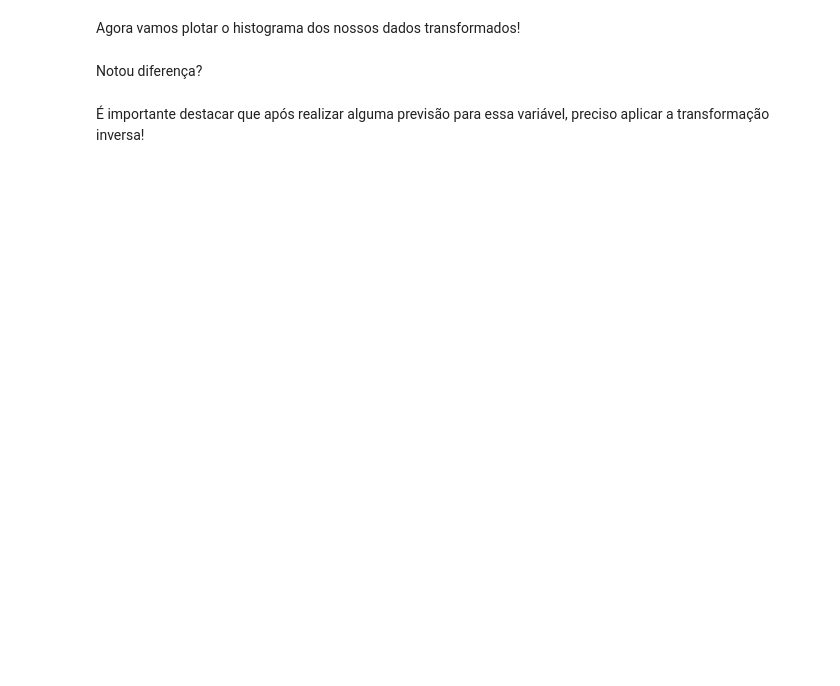
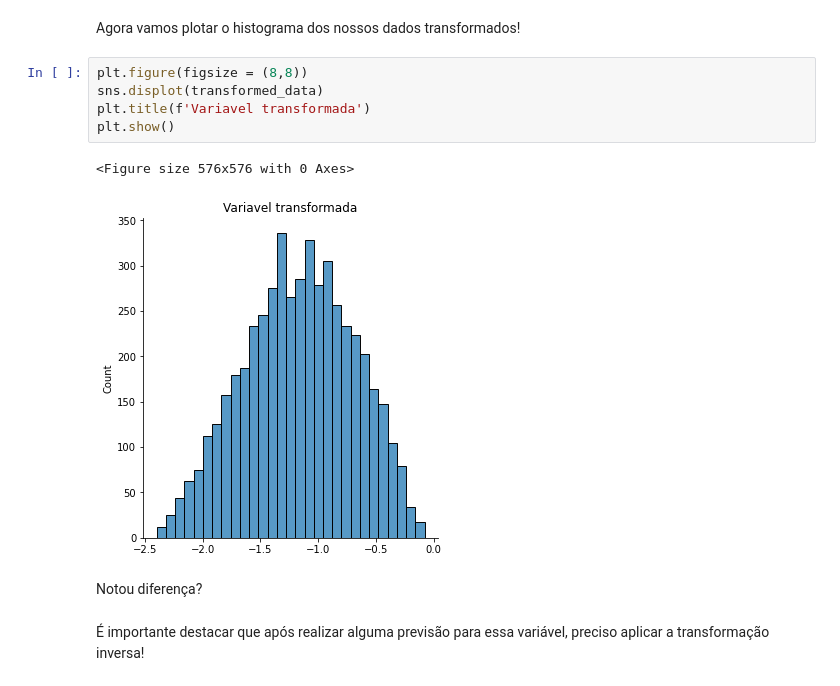
Before and after one commit to brondevitor/Python_Jorney, a Jupyter notebook: Regressão/Regressão III.ipynb, the cells around one changed output. Cells and saved outputs as stored; diff of their text form; blank space fills up the shorter version.

```diff
--- a/Regressão/Regressão III.ipynb
+++ b/Regressão/Regressão III.ipynb
@@ -165,5 +189,13 @@ A função nos retorna os dados e o número lambda
 # %% [markdown]
 Agora vamos plotar o histograma dos nossos dados transformados!
+# %%
+plt.figure(figsize = (8,8))
+sns.displot(transformed_data)
+plt.title(f'Variavel transformada')
+plt.show()
+# %% [output]
+<Figure size 576x576 with 0 Axes>
+[figure, added]
 # %% [markdown]
 Notou diferença?
 # %% [markdown]
```
Also changed, not shown: parts of 14 cells of this notebook.
